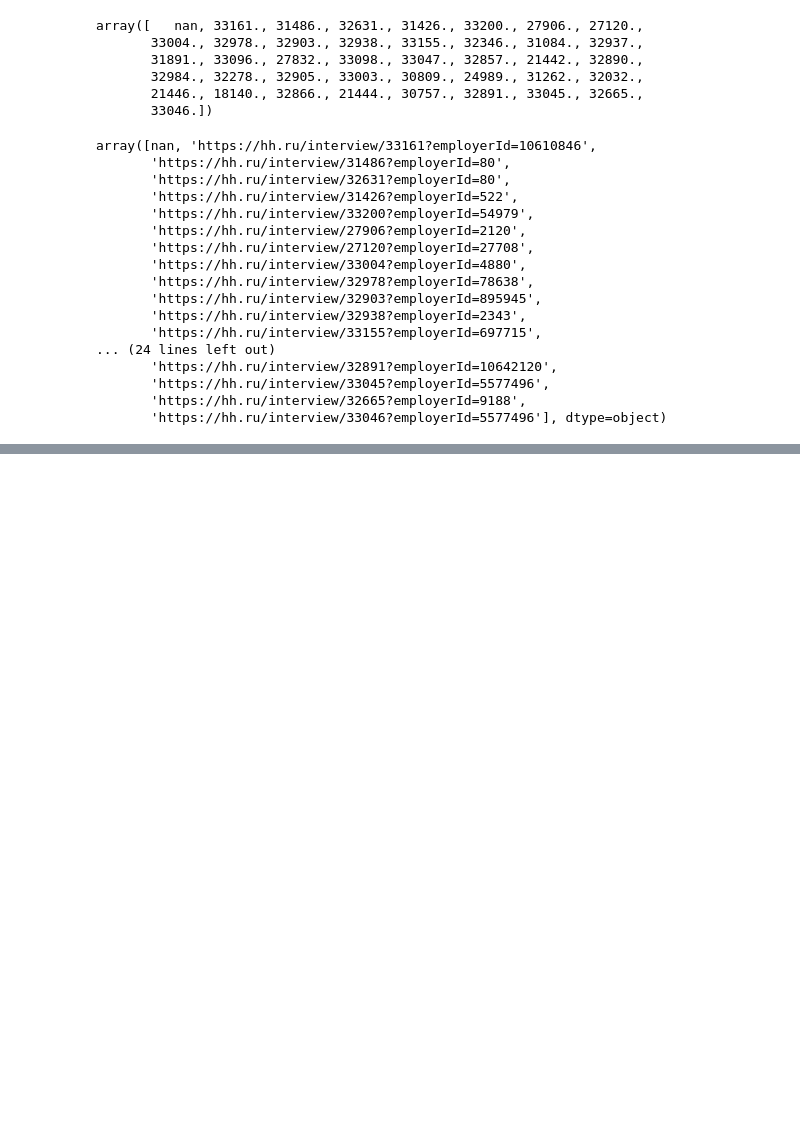
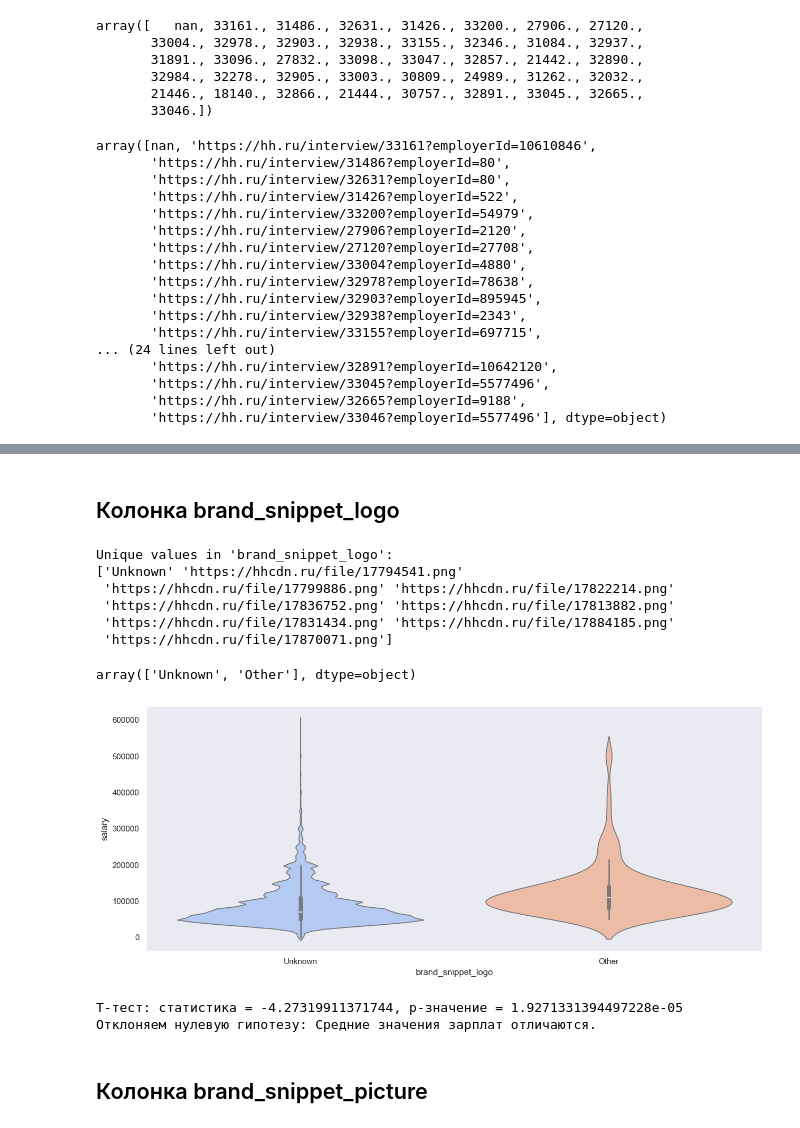
Before and after one commit to HeadHunter-Team-AI-24-3/hh_regression, a Jupyter notebook: src/hh_regression.ipynb, the cells around one changed output, grey strips where cells are left out. Cells and saved outputs as stored; diff of their text form; code cells hidden in the pictures; blank space fills up the shorter version.

```diff
--- a/src/hh_regression.ipynb
+++ b/src/hh_regression.ipynb
@@ -1509,0 +1558,2 @@ del df['insider_interview_url']
+# %%
+df[brand_snippet_cols] = df[brand_snippet_cols].fillna('Unknown', inplace=False)
@@ -1509,0 +1629,25 @@ del df['insider_interview_url']
+# %%
+columns_to_drop = [
+    "brand_snippet_logo_xs",
+    "brand_snippet_logo_scalable_default_width",
+    "brand_snippet_logo_scalable_default_height",
+    "brand_snippet_logo_scalable_default_url",
+    "brand_snippet_logo_scalable_xs_width",
+    "brand_snippet_logo_scalable_xs_height",
+    "brand_snippet_logo_scalable_xs_url",
+    "brand_snippet_picture_xs",
+    "brand_snippet_picture_scalable_default_width",
+    "brand_snippet_picture_scalable_default_height",
+    "brand_snippet_picture_scalable_default_url",
+    "brand_snippet_picture_scalable_xs_width",
+    "brand_snippet_picture_scalable_xs_height",
+    "brand_snippet_picture_scalable_xs_url",
+    "brand_snippet_background_gradient_color_list_2_color",
+    "brand_snippet_background_gradient_color_list_2_position",
+    "brand_snippet_background_gradient_color_list_3_color",
+    "brand_snippet_background_gradient_color_list_3_position"
+]
+
+df.drop(columns=columns_to_drop, inplace=True)
+
+print(df.columns)
@@ -1509,0 +1672,44 @@ del df['insider_interview_url']
+# %% [markdown]
+## Колонка brand_snippet_logo
+# %%
+df['brand_snippet_logo'].unique()
+# %% [output]
+Unique values in 'brand_snippet_logo':
+['Unknown' 'https://hhcdn.ru/file/17794541.png'
+ 'https://hhcdn.ru/file/17799886.png' 'https://hhcdn.ru/file/17822214.png'
+ 'https://hhcdn.ru/file/17836752.png' 'https://hhcdn.ru/file/17813882.png'
+ 'https://hhcdn.ru/file/17831434.png' 'https://hhcdn.ru/file/17884185.png'
+ 'https://hhcdn.ru/file/17870071.png']
+# %%
+df['brand_snippet_logo'] = df['brand_snippet_logo'].apply(lambda x: x if x == 'Unknown' else 'Other')
+
+df['brand_snippet_logo'].unique()
+# %% [output]
+array(['Unknown', 'Other'], dtype=object)
+# %%
+plt.figure(figsize = (15, 6))
+sns.violinplot(
+    x = df[df['salary'] < percentile_99]['brand_snippet_logo'],
+    y = df[df['salary'] < percentile_99]['salary'],
+    split = False,
+    palette = "coolwarm"
+)
+plt.show()
+# %% [output]
+[figure, added]
+# %%
+group1 = df[df['brand_snippet_logo'] == 'Unknown']['salary']
+group2 = df[df['brand_snippet_logo'] == 'Other']['salary']
+t_stat, t_p_value = ttest_ind(group1, group2)
+print(f"T-тест: статистика = {t_stat}, p-значение = {t_p_value}")
+
+alpha = 0.05
+if t_p_value < alpha:
+    print("Отклоняем нулевую гипотезу: Средние значения зарплат отличаются.")
+else:
+    print("Не имеем оснований отклонить нулевую гипотезу: Средние значения зарплат равны.")
+# %% [output]
+T-тест: статистика = -4.27319911371744, p-значение = 1.9271331394497228e-05
+Отклоняем нулевую гипотезу: Средние значения зарплат отличаются.
+# %% [markdown]
+## Колонка brand_snippet_picture
```
Also changed, not shown: parts of 56 cells of this notebook.
